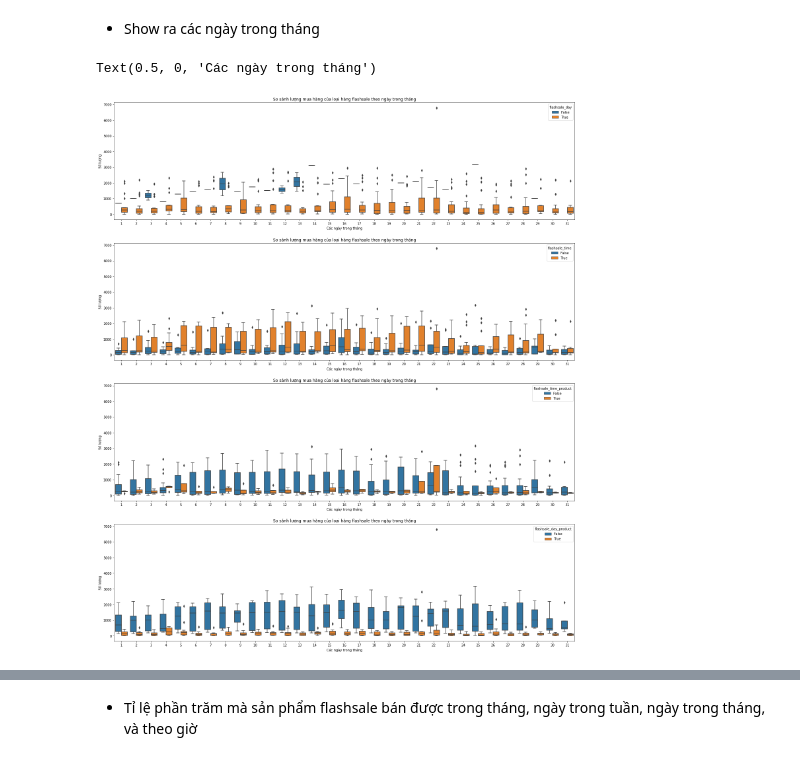
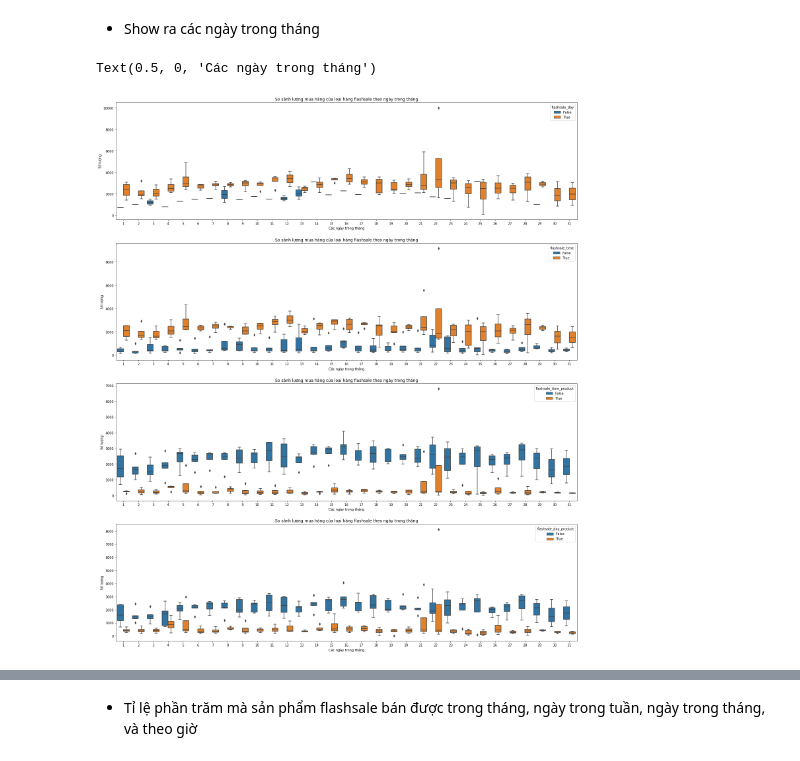
Before and after one commit to ToanLyHoa/Report-data-analysis, a Jupyter notebook: Analysis_Fahasa_Final.ipynb, the cells around one changed output, grey strips where cells are left out. Cells and saved outputs as stored; diff of their text form; code cells hidden in the pictures.

```diff
--- a/Analysis_Fahasa_Final.ipynb
+++ b/Analysis_Fahasa_Final.ipynb
@@ -756,40 +874,40 @@ Text(0.5, 1.0, 'Lượng mua hàng trung bình của hàng flashsale theo ngày
 # %%
 
 fig, ax = plt.subplots(4, 1, figsize=(25,30))
 
 sns.boxplot(data = df1,
           x = df1['fhs_sales_flat_order_item.created_at'].dt.day,
           y = df1['fhs_sales_flat_order.entity_id'],
           hue = 'flashsale_day', ax = ax[0], palette="tab10")
 ax[0].set_ylabel('Số lượng')
 ax[0].set_title('So sánh lượng mua hàng của loại hàng flashsale theo ngày trong tháng')
 ax[0].set_xlabel('Các ngày trong tháng')
 
-sns.boxplot(data = df1,
-          x = df1['fhs_sales_flat_order_item.created_at'].dt.day,
-          y = df1['fhs_sales_flat_order.entity_id'],
+sns.boxplot(data = df2,
+          x = df2['fhs_sales_flat_order_item.created_at'].dt.day,
+          y = df2['fhs_sales_flat_order.entity_id'],
           hue = 'flashsale_time', ax = ax[1], palette="tab10")
 ax[1].set_ylabel('Số lượng')
 ax[1].set_title('So sánh lượng mua hàng của loại hàng flashsale theo ngày trong tháng')
 ax[1].set_xlabel('Các ngày trong tháng')
 
-sns.boxplot(data = df1,
-          x = df1['fhs_sales_flat_order_item.created_at'].dt.day,
-          y = df1['fhs_sales_flat_order.entity_id'],
+sns.boxplot(data = df3,
+          x = df3['fhs_sales_flat_order_item.created_at'].dt.day,
+          y = df3['fhs_sales_flat_order.entity_id'],
           hue = 'flashsale_time_product', ax = ax[2], palette="tab10")
 ax[2].set_ylabel('Số lượng')
 ax[2].set_title('So sánh lượng mua hàng của loại hàng flashsale theo ngày trong tháng')
 ax[2].set_xlabel('Các ngày trong tháng')
 
-sns.boxplot(data = df1,
-          x = df1['fhs_sales_flat_order_item.created_at'].dt.day,
-          y = df1['fhs_sales_flat_order.entity_id'],
+sns.boxplot(data = df4,
+          x = df4['fhs_sales_flat_order_item.created_at'].dt.day,
+          y = df4['fhs_sales_flat_order.entity_id'],
           hue = 'flashsale_day_product', ax = ax[3], palette="tab10")
 ax[3].set_ylabel('Số lượng')
 ax[3].set_title('So sánh lượng mua hàng của loại hàng flashsale theo ngày trong tháng')
 ax[3].set_xlabel('Các ngày trong tháng')
 # %% [output]
 Text(0.5, 0, 'Các ngày trong tháng')
-[figure, old version]
+[figure, new version]
 # %%
 df = fhs_sales_flat_order_item_state_2022         \
```
Also changed, not shown: parts of 19 cells of this notebook.
